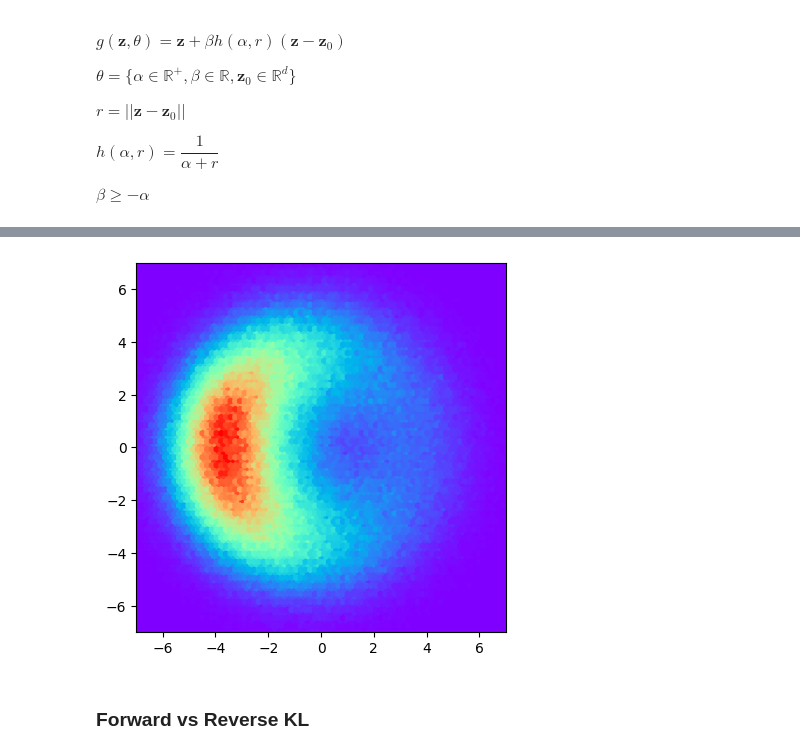
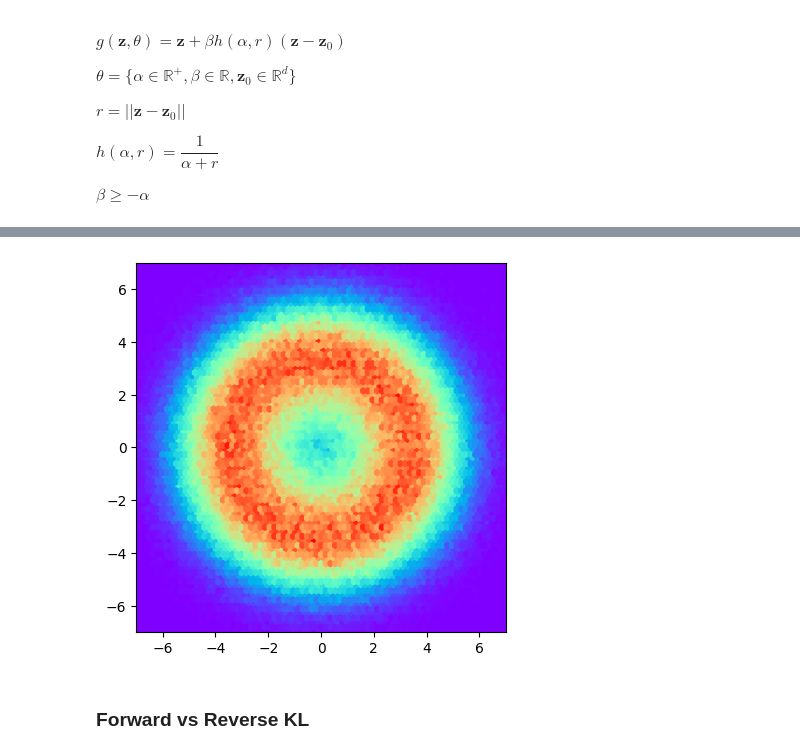
Before and after one commit to r-isachenko/2025-DGM-AIMasters-course, a Jupyter notebook: seminars/seminar2/seminar2.ipynb, the cells around one changed output, grey strips where cells are left out. Cells and saved outputs as stored; diff of their text form; code cells hidden in the pictures.

```diff
--- a/seminars/seminar2/seminar2.ipynb
+++ b/seminars/seminar2/seminar2.ipynb
@@ -148,7 +148,7 @@ $h(\alpha, r) = \dfrac{1}{\alpha + r}$
 
 $\beta \geq -\alpha$
 # %%
-z0 = np.array([1, 0])
+z0 = np.array([0, 0])
 a = 2
 b = 5
 
@@ -173,16 +173,16 @@ plt.show()
 # %%
-z0 = np.array([1, 0])
+z0 = np.array([0, 0])
 a = 1
 b = 5
 
 x = g(z, z0=z0, a=a, b=b)
 plt.hexbin(x[:,0], x[:,1], cmap='rainbow')
 plt.gca().set_aspect('equal', adjustable='box')
 plt.xlim([-7, 7])
 plt.ylim([-7, 7])
 plt.show()
 # %% [output]
-[figure, old version]
+[figure, new version]
 # %% [markdown]
 ### Forward vs Reverse KL
 # %% [markdown]
```
Also changed, not shown: parts of 17 cells of this notebook.
